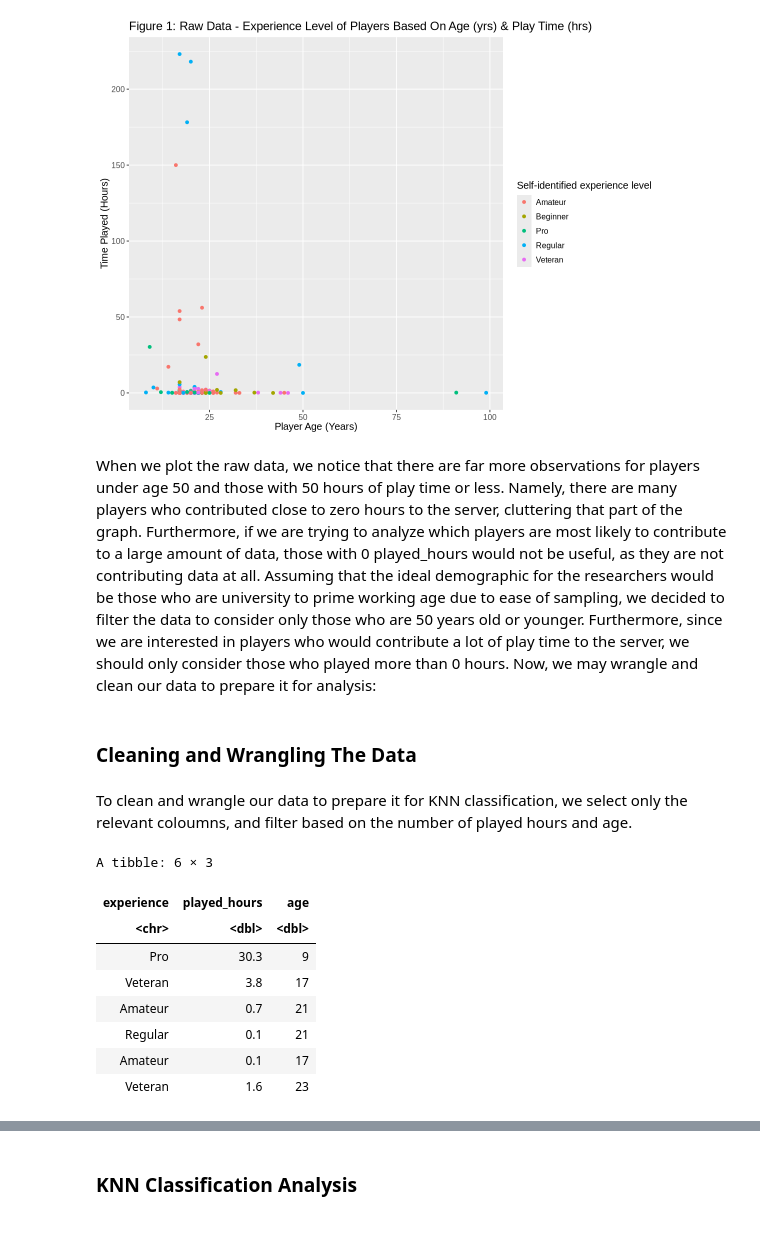
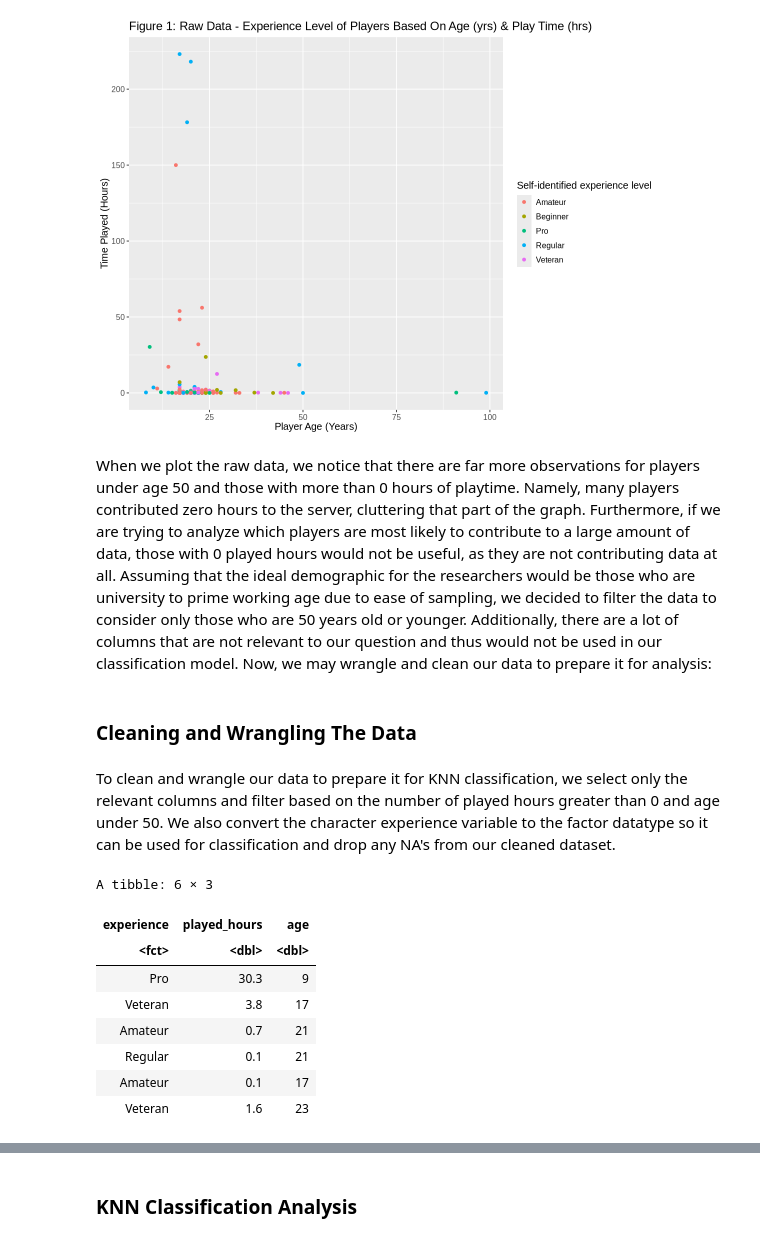
Before and after one commit to DaviddHuang/dsci100_project, a Jupyter notebook: final.ipynb, the cells around one changed output, grey strips where cells are left out. Drawn from its saved outputs; the diff is of its cells as text; code cells hidden in the pictures.

Commit message:
Explained KNN classification more throughly

```diff
--- a/final.ipynb
+++ b/final.ipynb
@@ -79,20 +79,22 @@ A tibble: 6 × 9
 | Amateur | TRUE | f58aad5996a435f16b0284a3b267f973f... | 0.0 | Adrian | Female | 17 | NA | NA |
 [figure]
 # %% [markdown]
-When we plot the raw data, we notice that there are far more observations for players under age 50 and those with 50 hours of play time or less. Namely, there are many players who contributed close to zero hours to the server, cluttering that part of the graph. Furthermore, if we are trying to analyze which players are most likely to contribute to a large amount of data, those with 0 played_hours would not be useful, as they are not contributing data at all. Assuming that the ideal demographic for the researchers would be those who are university to prime working age due to ease of sampling, we decided to filter the data to consider only those who are 50 years old or younger. Furthermore, since we are interested in players who would contribute a lot of play time to the server, we should only consider those who played more than 0 hours. Now, we may wrangle and clean our data to prepare it for analysis:
+When we plot the raw data, we notice that there are far more observations for players under age 50 and those with more than 0 hours of playtime. Namely, many players contributed zero hours to the server, cluttering that part of the graph. Furthermore, if we are trying to analyze which players are most likely to contribute to a large amount of data, those with 0 played hours would not be useful, as they are not contributing data at all. Assuming that the ideal demographic for the researchers would be those who are university to prime working age due to ease of sampling, we decided to filter the data to consider only those who are 50 years old or younger. Additionally, there are a lot of columns that are not relevant to our question and thus would not be used in our classification model. Now, we may wrangle and clean our data to prepare it for analysis:
 # %% [markdown]
 ### Cleaning and Wrangling The Data
 # %% [markdown]
-To clean and wrangle our data to prepare it for KNN classification, we select only the relevant coloumns, and filter based on the number of played hours and age.
+To clean and wrangle our data to prepare it for KNN classification, we select only the relevant columns and filter based on the number of played hours greater than 0 and age under 50. We also convert the character experience variable to the factor datatype so it can be used for classification and drop any NA's from our cleaned dataset.
 # %%
 players_filtered <- players |>
     select(experience, played_hours, age) |> #select only relevant columns
-    filter(played_hours != 0, age < 50) #filter the number of played hours and age
+    filter(played_hours > 0, age < 50) |> #filter the number of played hours and age
+    mutate(experience = as_factor(experience)) |>
+    drop_na(experience, age, played_hours)
 head(players_filtered)
 # %% [output]
 A tibble: 6 × 3
 | experience | played_hours | age |
-| <chr> | <dbl> | <dbl> |
+| <fct> | <dbl> | <dbl> |
 | Pro | 30.3 | 9 |
 | Veteran | 3.8 | 17 |
 | Amateur | 0.7 | 21 |
```
Also changed, not shown: parts of 11 cells of this notebook.
